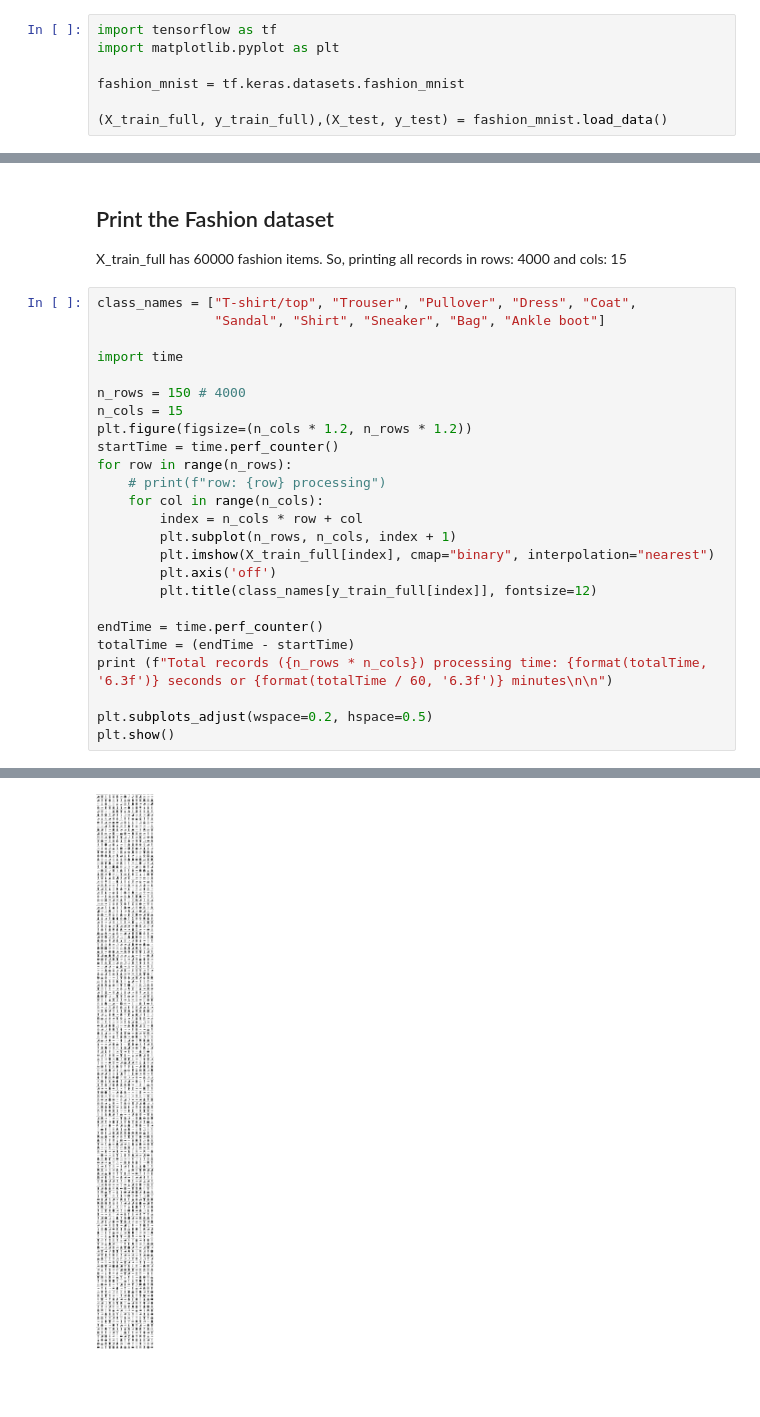
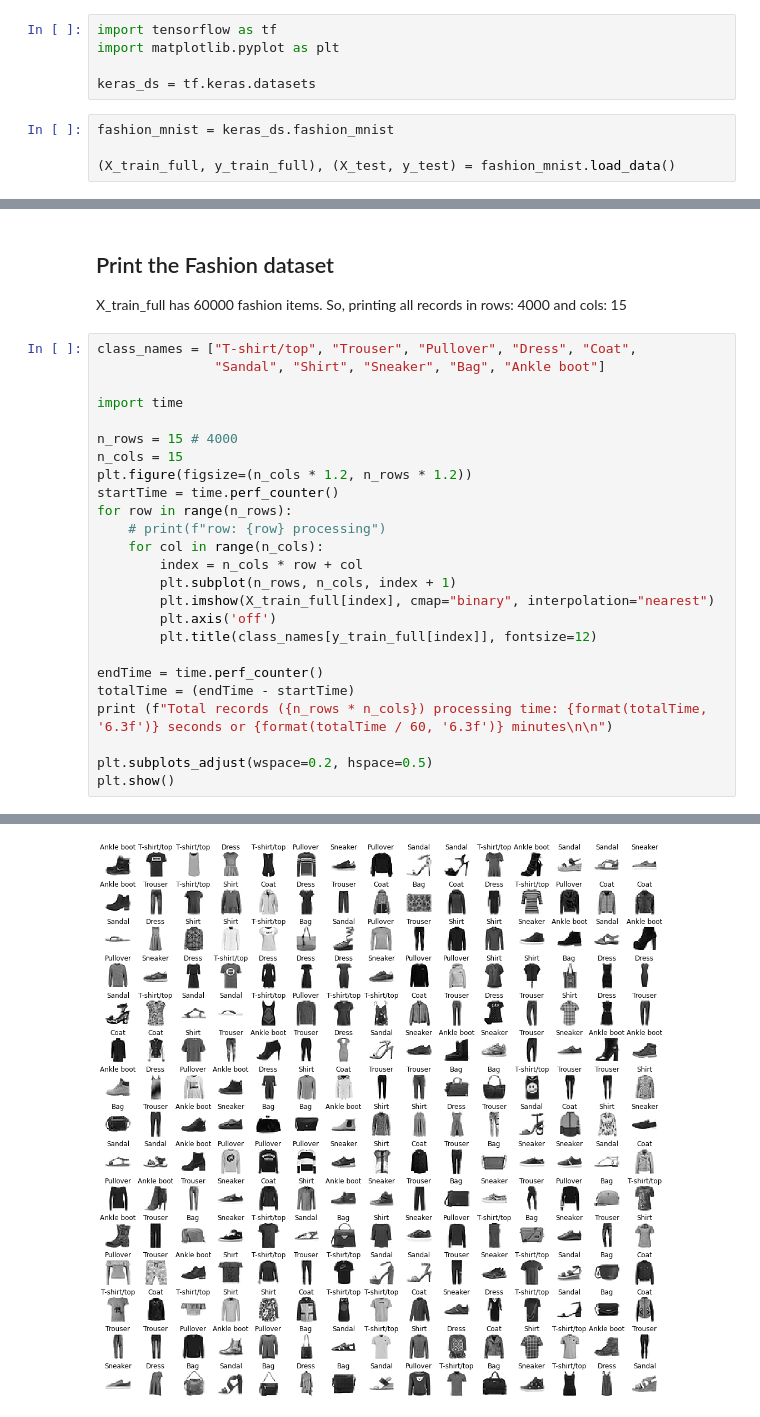
Before and after one commit to krishnamanchikalapudi/examples.ipynb, a Jupyter notebook: TFdeveloperCertificate/2-Datasets.ipynb, the cells around one changed output, grey strips where cells are left out. Saved outputs shown, nothing was run; the diff lists cells and outputs as text; blank space fills up the shorter version.

Commit message:
Dataset notebook

```diff
--- a/TFdeveloperCertificate/2-Datasets.ipynb
+++ b/TFdeveloperCertificate/2-Datasets.ipynb
@@ -189,9 +191,11 @@ timeseries_new_df
 import tensorflow as tf
 import matplotlib.pyplot as plt
 
-fashion_mnist = tf.keras.datasets.fashion_mnist
-
-(X_train_full, y_train_full),(X_test, y_test) = fashion_mnist.load_data()
+keras_ds = tf.keras.datasets
+# %%
+fashion_mnist = keras_ds.fashion_mnist
+
+(X_train_full, y_train_full), (X_test, y_test) = fashion_mnist.load_data()
 # %%
 X_train_full.shape,  y_train_full.shape, X_test.shape, y_test.shape
 # %% [output]
@@ -210,7 +214,7 @@ class_names = ["T-shirt/top", "Trouser", "Pullover", "Dress", "Coat",
 
 import time
 
-n_rows = 150 # 4000
+n_rows = 15 # 4000
 n_cols = 15
 plt.figure(figsize=(n_cols * 1.2, n_rows * 1.2))
 startTime = time.perf_counter()
@@ -234 +238 @@ Total records (2250) processing time: 119.571 seconds or  1.993 minutes
-[figure, old version]
+[figure, new version]
```
Also changed, not shown: parts of 28 cells of this notebook, 3 other files.
